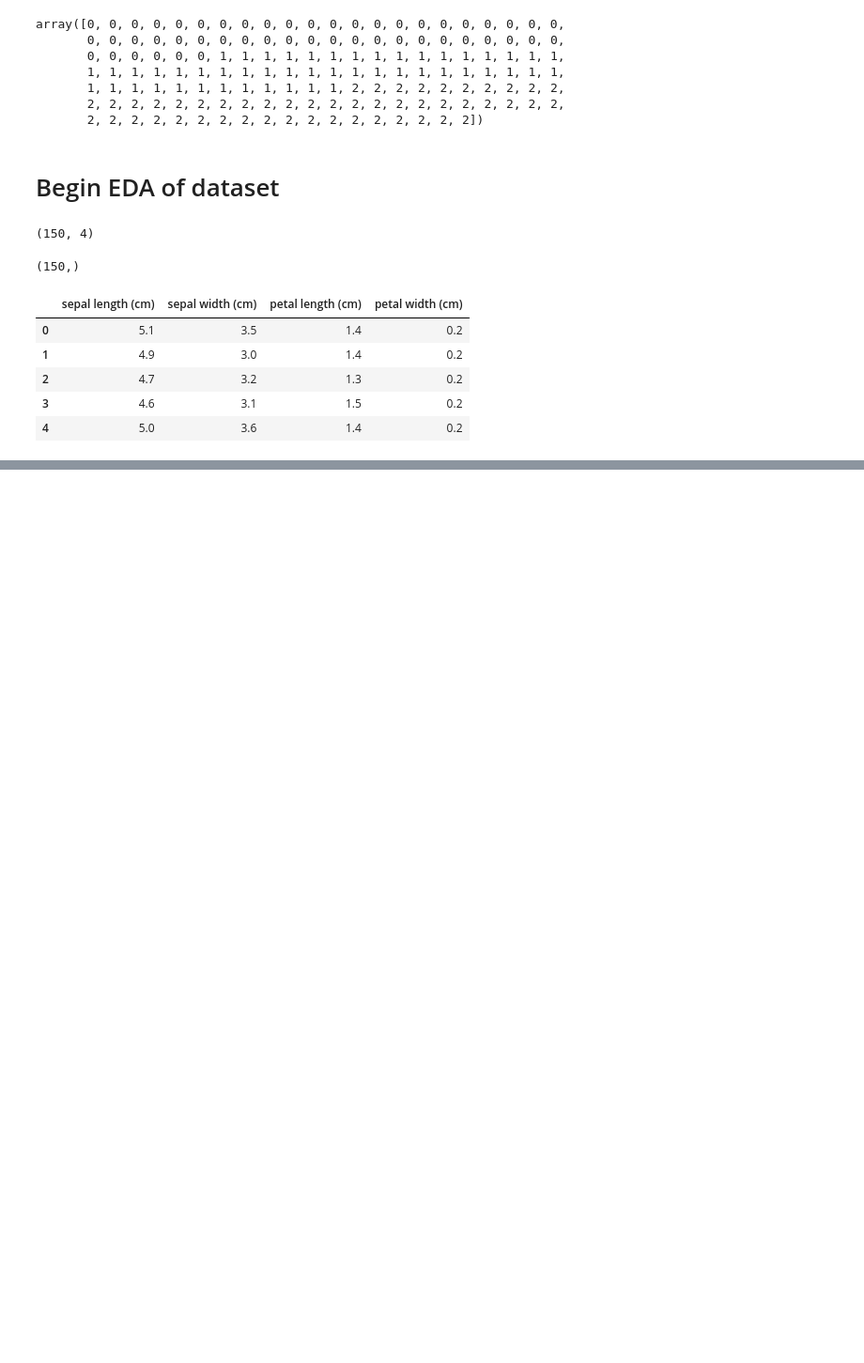
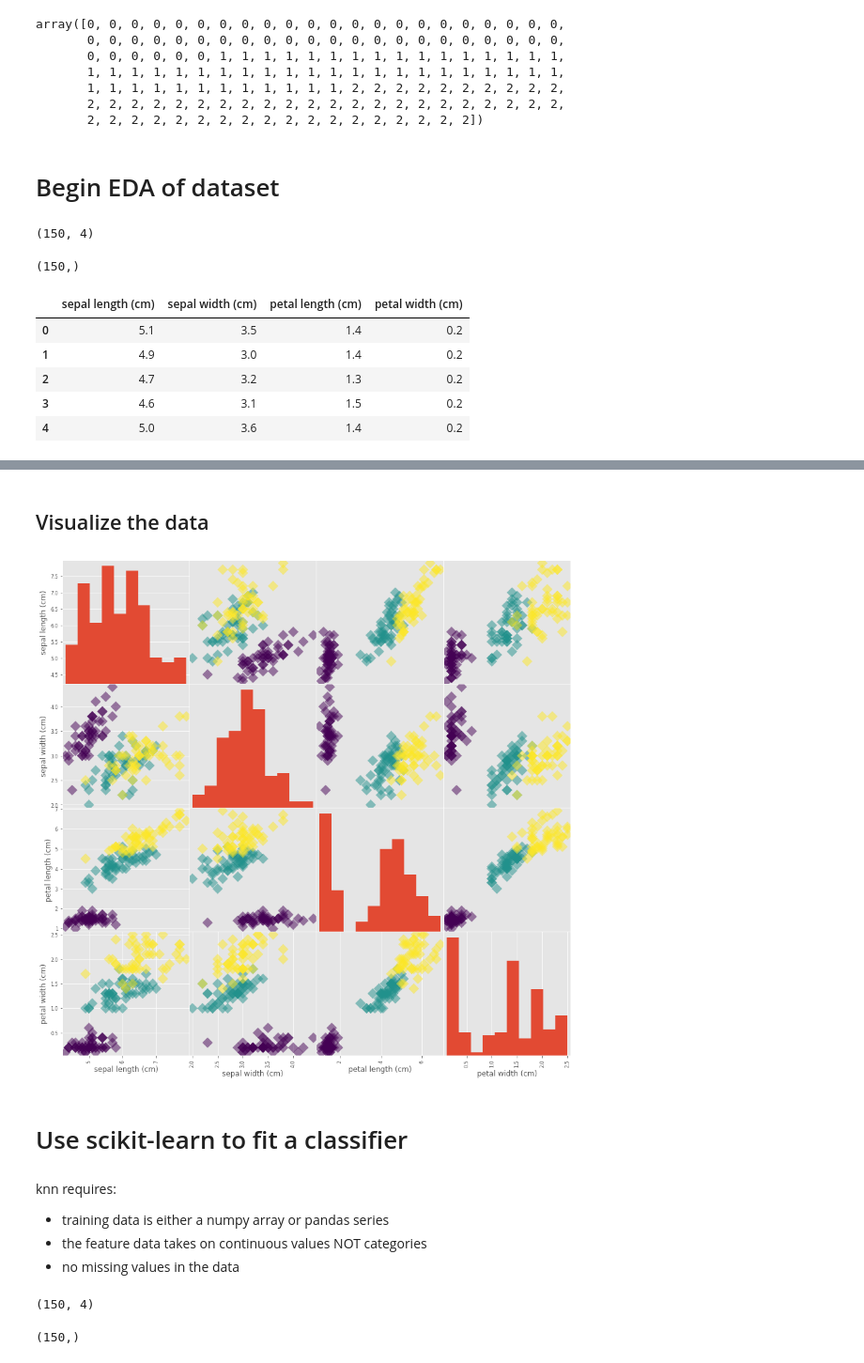
Before and after one commit to kipmadden/Supervised-Learning-with-scikit-learn, a Jupyter notebook: Iris dataset in scikit-learn.ipynb, the cells around one changed output, grey strips where cells are left out. Shown at 94% size. Drawn from its saved outputs; the diff is of its cells as text; code cells hidden in the pictures; blank space fills up the shorter version.

Commit message:
Ran first prediction of iris dataset using knn

```diff
--- a/Iris dataset in scikit-learn.ipynb
+++ b/Iris dataset in scikit-learn.ipynb
@@ -107,0 +134,11 @@ df.head()
+# %% [markdown]
+## Visualize the data
+# %%
+# Use pandas built in .plotting library with .scatter_matrix passing df c=y for color represented by the target data,
+# figsize for the height and width, marker 'D' for diamond shape and s for size of marker
+_ = pd.plotting.scatter_matrix(df, c=y, figsize=[15,15],
+                          s=150, marker='D')
+# %% [output]
+[figure, added]
+# %% [markdown]
+# Use scikit-learn to fit a classifier
@@ -107,0 +148,15 @@ df.head()
+# %% [markdown]
+knn requires:
+* training data is either a numpy array or pandas series
+* the feature data takes on continuous values NOT categories
+* no missing values in the data
+# %%
+# Looking at the data using shape indicates we have 150 rows (observations) and 4 columns (features) in the data
+iris['data'].shape
+# %% [output]
+(150, 4)
+# %%
+# Looking at the labels using shape indicates we also have 150 rows (observations) and 1 column (labels) in the target
+iris['target'].shape
+# %% [output]
+(150,)
```
Also changed, not shown: parts of 10 cells of this notebook.
